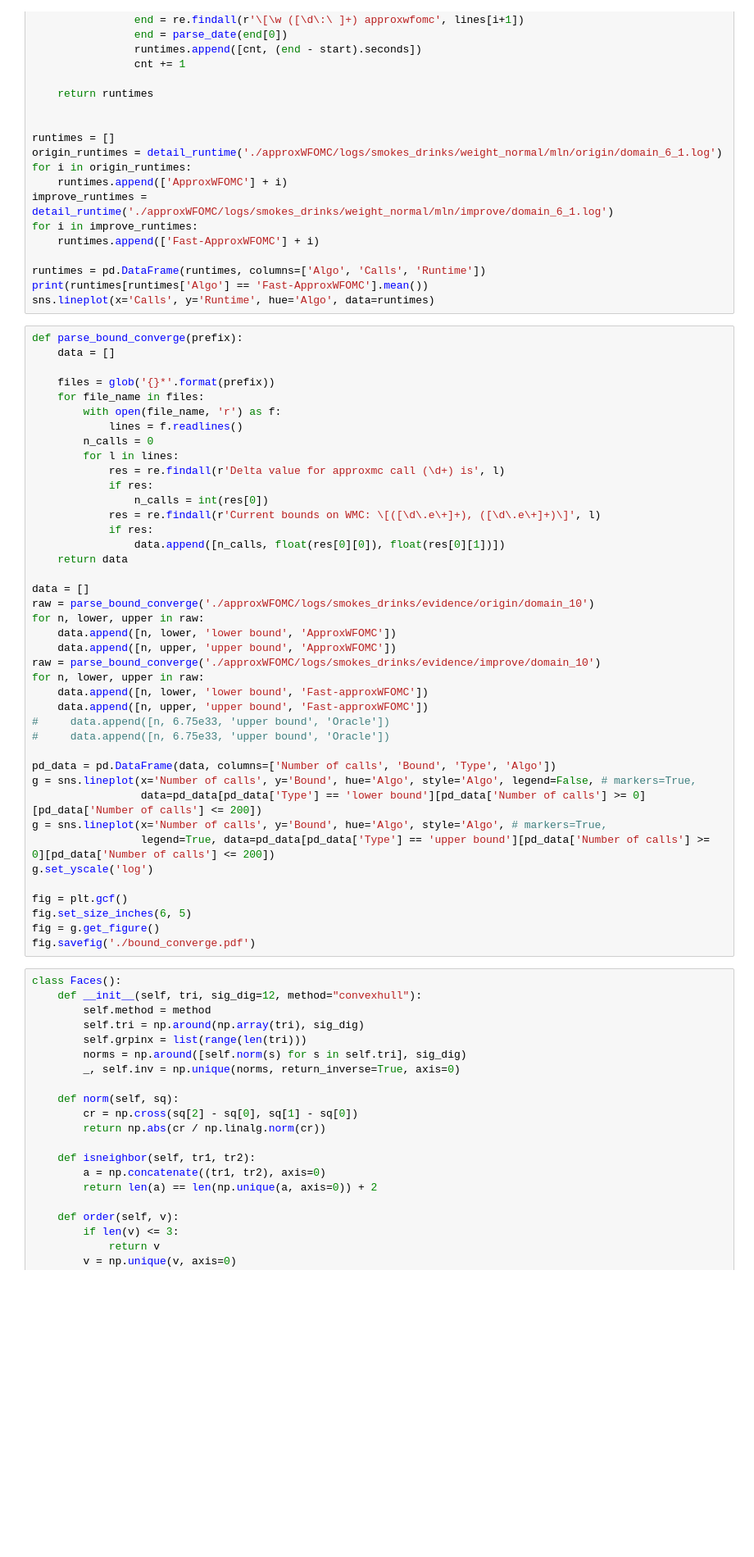
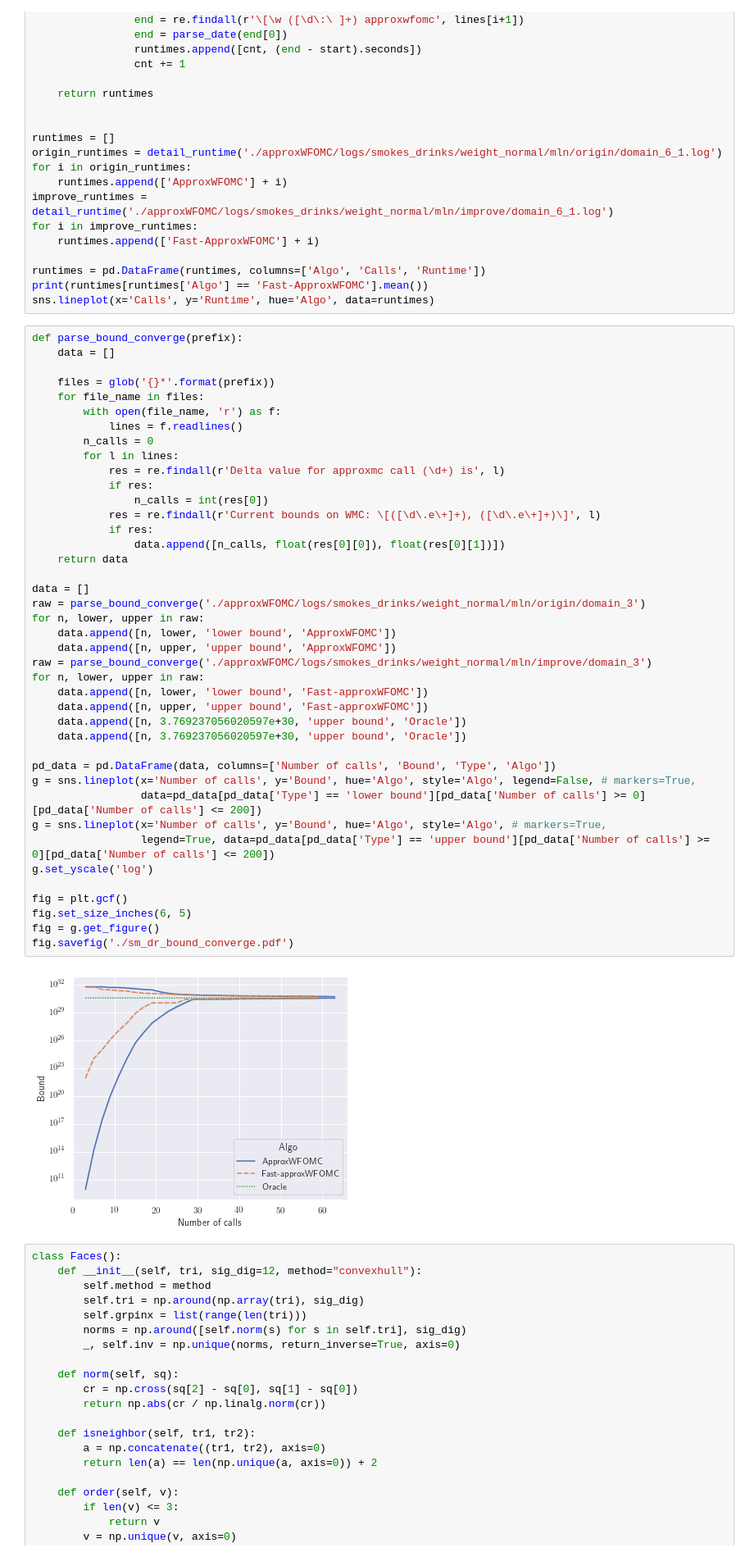
Before and after one commit to lucienwang1009/marginal_polytope, a Jupyter notebook: plot.ipynb, the cells around one changed output. Shown: that part at 82% size. Saved outputs shown, nothing was run; the diff lists cells and outputs as text; blank space fills up the shorter version.

```diff
--- a/plot.ipynb
+++ b/plot.ipynb
@@ -400,38 +402,40 @@ def parse_bound_converge(prefix):
         with open(file_name, 'r') as f:
             lines = f.readlines()
         n_calls = 0
         for l in lines:
             res = re.findall(r'Delta value for approxmc call (\d+) is', l)
             if res:
                 n_calls = int(res[0])
             res = re.findall(r'Current bounds on WMC: \[([\d\.e\+]+), ([\d\.e\+]+)\]', l)
             if res:
                 data.append([n_calls, float(res[0][0]), float(res[0][1])])
     return data
 
 data = []
-raw = parse_bound_converge('./approxWFOMC/logs/smokes_drinks/evidence/origin/domain_10')
+raw = parse_bound_converge('./approxWFOMC/logs/smokes_drinks/weight_normal/mln/origin/domain_3')
 for n, lower, upper in raw:
     data.append([n, lower, 'lower bound', 'ApproxWFOMC'])
     data.append([n, upper, 'upper bound', 'ApproxWFOMC'])
-raw = parse_bound_converge('./approxWFOMC/logs/smokes_drinks/evidence/improve/domain_10')
+raw = parse_bound_converge('./approxWFOMC/logs/smokes_drinks/weight_normal/mln/improve/domain_3')
 for n, lower, upper in raw:
     data.append([n, lower, 'lower bound', 'Fast-approxWFOMC'])
     data.append([n, upper, 'upper bound', 'Fast-approxWFOMC'])
-#     data.append([n, 6.75e33, 'upper bound', 'Oracle'])
-#     data.append([n, 6.75e33, 'upper bound', 'Oracle'])
+    data.append([n, 3.769237056020597e+30, 'upper bound', 'Oracle'])
+    data.append([n, 3.769237056020597e+30, 'upper bound', 'Oracle'])
 
 pd_data = pd.DataFrame(data, columns=['Number of calls', 'Bound', 'Type', 'Algo'])
 g = sns.lineplot(x='Number of calls', y='Bound', hue='Algo', style='Algo', legend=False, # markers=True,
                  data=pd_data[pd_data['Type'] == 'lower bound'][pd_data['Number of calls'] >= 0][pd_data['Number of calls'] <= 200])
 g = sns.lineplot(x='Number of calls', y='Bound', hue='Algo', style='Algo', # markers=True,
                  legend=True, data=pd_data[pd_data['Type'] == 'upper bound'][pd_data['Number of calls'] >= 0][pd_data['Number of calls'] <= 200])
 g.set_yscale('log')
 
 fig = plt.gcf()
 fig.set_size_inches(6, 5)
 fig = g.get_figure()
-fig.savefig('./bound_converge.pdf')
+fig.savefig('./sm_dr_bound_converge.pdf')
+# %% [output]
+[figure, added]
 # %%
 class Faces():
     def __init__(self, tri, sig_dig=12, method="convexhull"):
```
Also changed, not shown: parts of 8 cells of this notebook, 15 other files.
